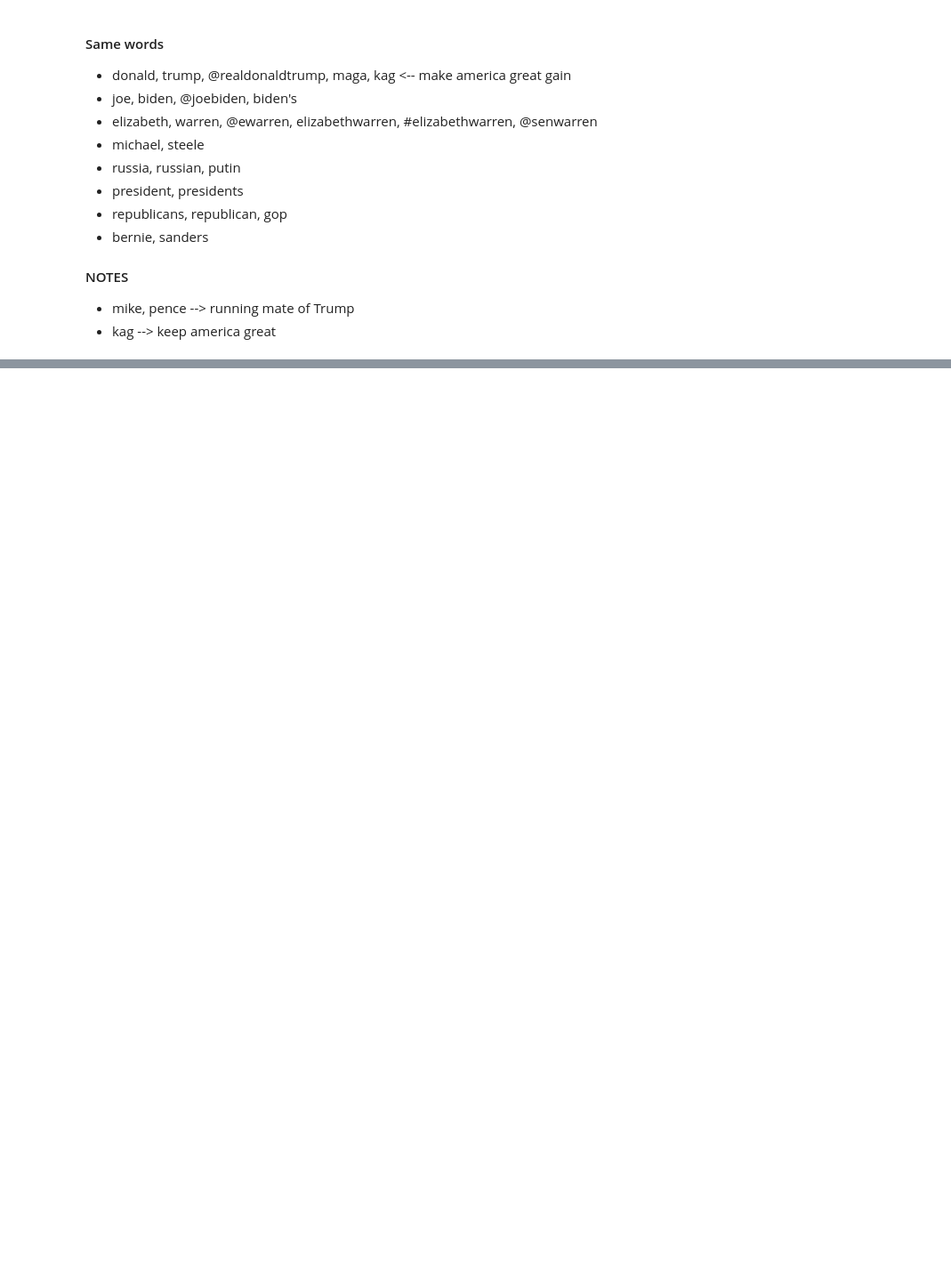
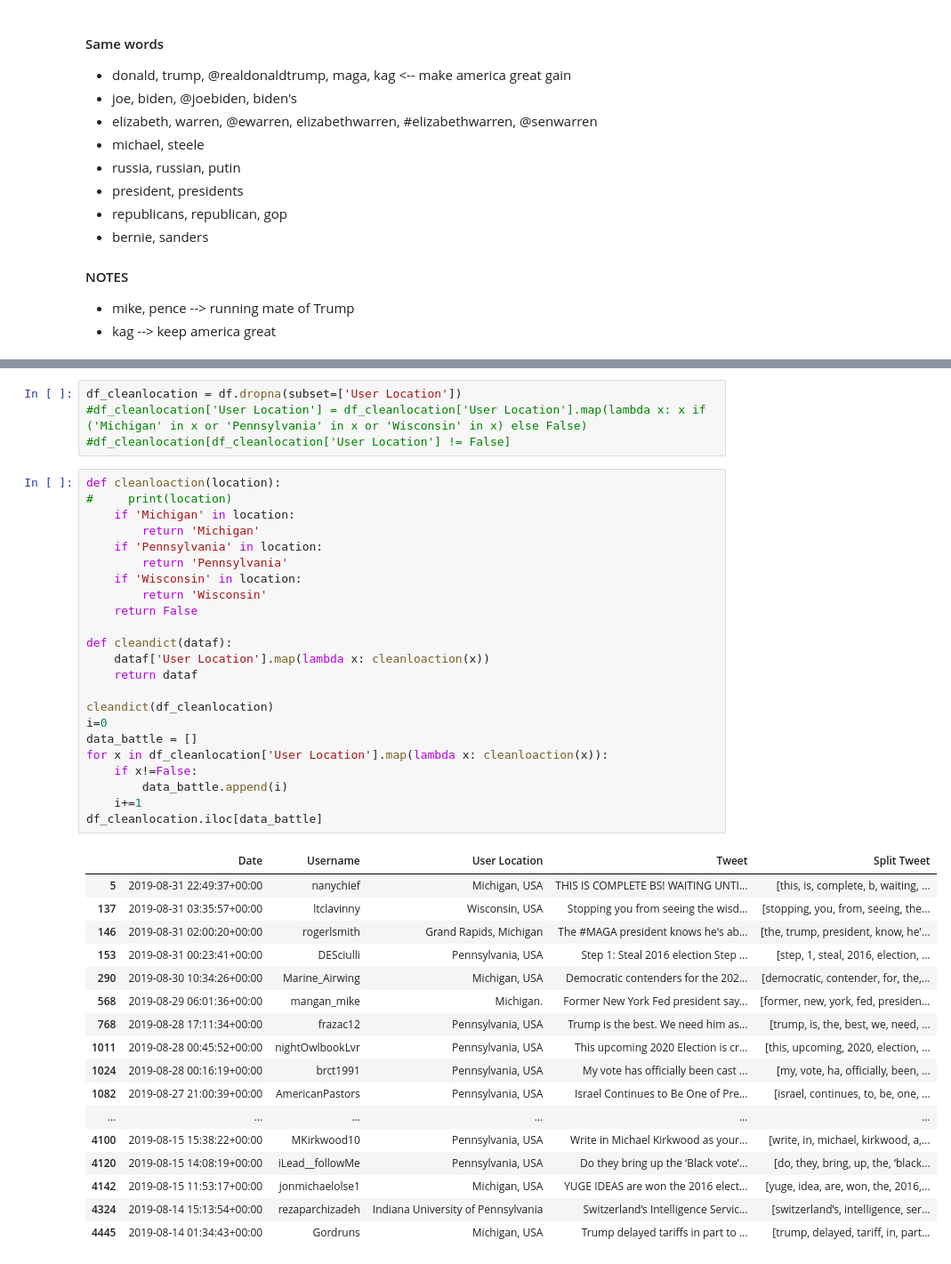
Before and after one commit to abhi-vik/ugc-analytics, a Jupyter notebook: assignments/second/assignment-2.ipynb, the cells around one changed output, grey strips where cells are left out. Shown at 89% size. Drawn from its saved outputs; the diff is of its cells as text; blank space fills up the shorter version.

```diff
--- a/assignments/second/assignment-2.ipynb
+++ b/assignments/second/assignment-2.ipynb
@@ -201,3 +195,48 @@ display(df)
 | 4998 | 2019-08-11 08:13:33+00:00 | Skylinekimi | NaN | Business Insider: Tesla's Elon Mu... | [business, insider, tesla's, musk... |
 | 4999 | 2019-08-11 07:54:36+00:00 | jiwalls | NaN | Business Insider: Tesla's Elon Mu... | [business, insider, tesla's, musk... |
 5000 rows × 5 columns
+# %%
+df_cleanlocation = df.dropna(subset=['User Location'])
+#df_cleanlocation['User Location'] = df_cleanlocation['User Location'].map(lambda x: x if ('Michigan' in x or 'Pennsylvania' in x or 'Wisconsin' in x) else False)
+#df_cleanlocation[df_cleanlocation['User Location'] != False]
+# %%
+def cleanloaction(location):
+#     print(location)
+    if 'Michigan' in location:
+        return 'Michigan'
+    if 'Pennsylvania' in location:
+        return 'Pennsylvania'
+    if 'Wisconsin' in location:
+        return 'Wisconsin'
+    return False
+
+def cleandict(dataf):
+    dataf['User Location'].map(lambda x: cleanloaction(x))
+    return dataf
+
+cleandict(df_cleanlocation)
+i=0
+data_battle = []
+for x in df_cleanlocation['User Location'].map(lambda x: cleanloaction(x)):
+    if x!=False:
+        data_battle.append(i)
+    i+=1
+df_cleanlocation.iloc[data_battle]
+# %% [output]
+|  | Date | Username | User Location | Tweet | Split Tweet |
+| 5 | 2019-08-31 22:49:37+00:00 | nanychief | Michigan, USA | THIS IS COMPLETE BS! WAITING UNTI... | [this, is, complete, b, waiting, ... |
+| 137 | 2019-08-31 03:35:57+00:00 | ltclavinny | Wisconsin, USA | Stopping you from seeing the wisd... | [stopping, you, from, seeing, the... |
+| 146 | 2019-08-31 02:00:20+00:00 | rogerlsmith | Grand Rapids, Michigan | The #MAGA president knows he's ab... | [the, trump, president, know, he'... |
+| 153 | 2019-08-31 00:23:41+00:00 | DESciulli | Pennsylvania, USA | Step 1: Steal 2016 election Step ... | [step, 1, steal, 2016, election, ... |
+| 290 | 2019-08-30 10:34:26+00:00 | Marine_Airwing | Michigan, USA | Democratic contenders for the 202... | [democratic, contender, for, the,... |
+| 568 | 2019-08-29 06:01:36+00:00 | mangan_mike | Michigan. | Former New York Fed president say... | [former, new, york, fed, presiden... |
+| 768 | 2019-08-28 17:11:34+00:00 | frazac12 | Pennsylvania, USA | Trump is the best. We need him as... | [trump, is, the, best, we, need, ... |
+| 1011 | 2019-08-28 00:45:52+00:00 | nightOwlbookLvr | Pennsylvania, USA | This upcoming 2020 Election is cr... | [this, upcoming, 2020, election, ... |
+| 1024 | 2019-08-28 00:16:19+00:00 | brct1991 | Pennsylvania, USA | My vote has officially been cast ... | [my, vote, ha, officially, been, ... |
+| 1082 | 2019-08-27 21:00:39+00:00 | AmericanPastors | Pennsylvania, USA | Israel Continues to Be One of Pre... | [israel, continues, to, be, one, ... |
+| ... | ... | ... | ... | ... | ... |
+| 4100 | 2019-08-15 15:38:22+00:00 | MKirkwood10 | Pennsylvania, USA | Write in Michael Kirkwood as your... | [write, in, michael, kirkwood, a,... |
+| 4120 | 2019-08-15 14:08:19+00:00 | iLead__followMe | Pennsylvania, USA | Do they bring up the ‘Black vote’... | [do, they, bring, up, the, ‘black... |
+| 4142 | 2019-08-15 11:53:17+00:00 | jonmichaelolse1 | Michigan, USA | YUGE IDEAS are won the 2016 elect... | [yuge, idea, are, won, the, 2016,... |
+| 4324 | 2019-08-14 15:13:54+00:00 | rezaparchizadeh | Indiana University of Pennsylvania | Switzerland’s Intelligence Servic... | [switzerland’s, intelligence, ser... |
+| 4445 | 2019-08-14 01:34:43+00:00 | Gordruns | Michigan, USA | Trump delayed tariffs in part to ... | [trump, delayed, tariff, in, part... |
```
Also changed, not shown: parts of 9 cells of this notebook.
